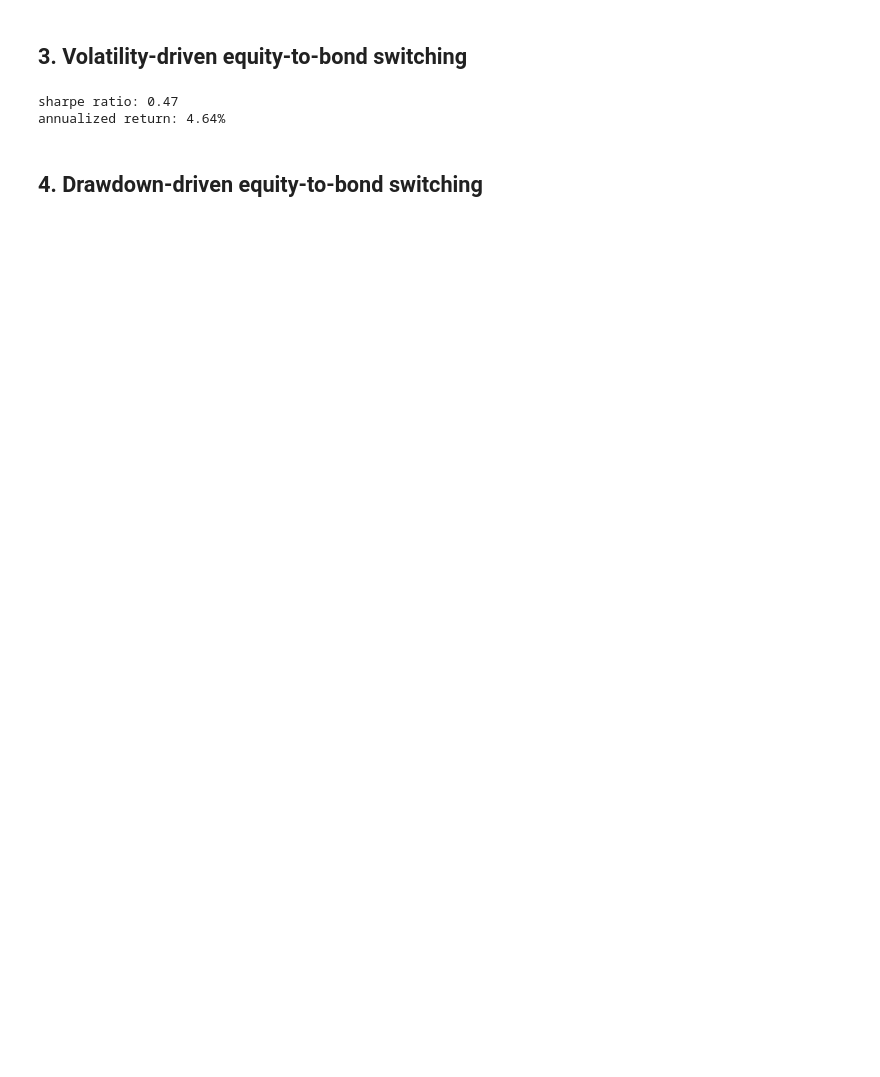
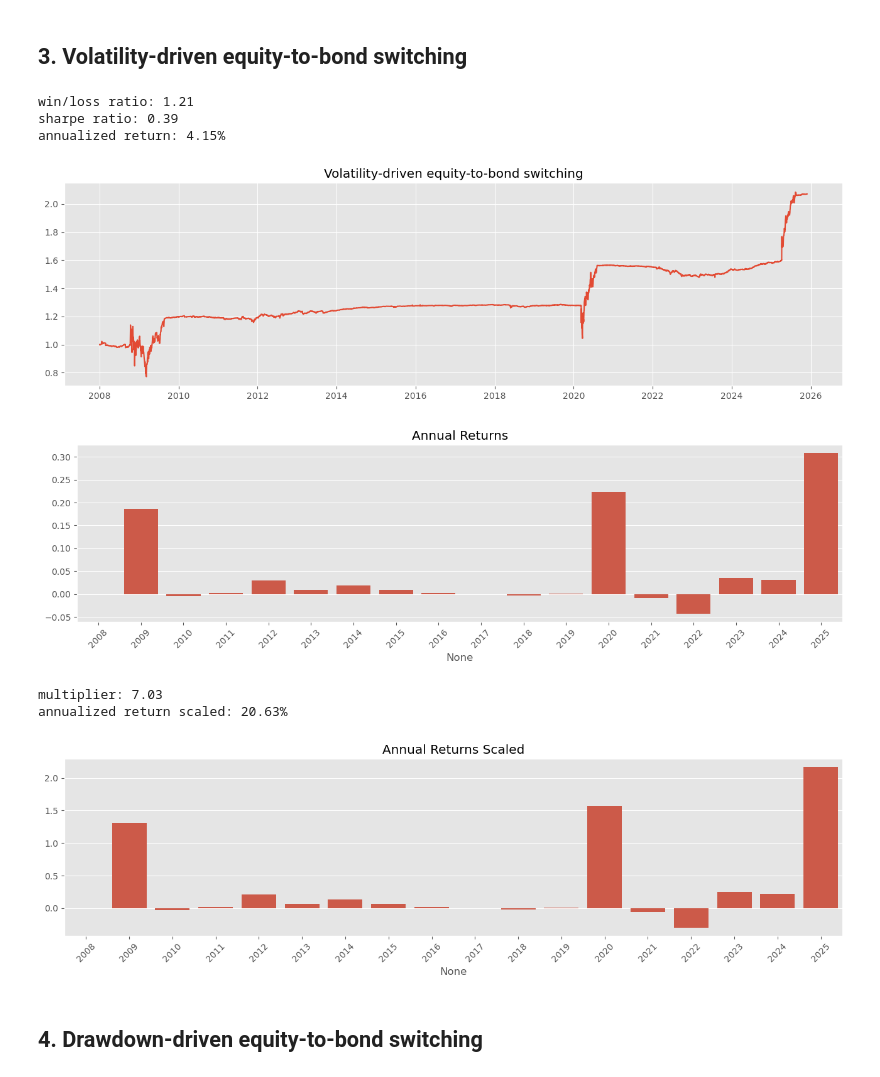
Before and after one commit to kevinlaventure/python_code, a Jupyter notebook: strategy_long_only.ipynb, the cells around one changed output. Saved outputs shown, nothing was run; the diff lists cells and outputs as text; code cells hidden in the pictures; blank space fills up the shorter version.

```diff
--- a/strategy_long_only.ipynb
+++ b/strategy_long_only.ipynb
@@ -77,27 +115,23 @@ annualized return: 1.09%
 # %%
 df_vol = df_price.pct_change().rolling(window=vol_window).std() * np.sqrt(252)
 df_signal = pd.DataFrame(index=df_price.index, columns=df_price.columns, dtype=float)
 df_signal.loc[df_vol.equity > vol_threshold_buy, 'equity'] = 1
 df_signal.loc[df_vol.equity < vol_threshold_sell, 'equity'] = 0
 df_signal = df_signal.ffill()
 df_signal.loc[:, 'equity'] = df_signal.equity.fillna(0)
 df_signal.loc[df_signal.equity == 0, 'bond'] = 1
 df_signal.loc[df_signal.equity == 1, 'bond'] = 0
 portfolio_level = df_price.pct_change().multiply(df_signal).sum(axis=1).add(1).cumprod()
-portfolio_returns = portfolio_level.pct_change().dropna()
-
-sharpe = (portfolio_returns.mean() * 252) / (portfolio_returns.std() * np.sqrt(252))
-print(f'sharpe ratio: {sharpe:.2f}')
-
-total_performance = portfolio_level.iloc[-1] / portfolio_level.iloc[0]
-n = ((portfolio_level.index[-1]-portfolio_level.index[0]).days / 365)
-x = total_performance**(1/n) -1
-print(f'annualized return: {x:.2%}')
-
-px.line(portfolio_level, title='Equity Bond Vol Switching Strategy')
+compute_metrics(portfolio_level, 'Volatility-driven equity-to-bond switching')
 # %% [output]
-sharpe ratio: 0.47
-annualized return: 4.64%
+win/loss ratio: 1.21
+sharpe ratio: 0.39
+annualized return: 4.15%
+[figure, added]
+[figure, added]
+multiplier: 7.03
+annualized return scaled: 20.63%
+[figure, added]
 # %% [markdown]
 ## 4. Drawdown-driven equity-to-bond switching
 # %%
```
Also changed, not shown: parts of 7 cells of this notebook.
